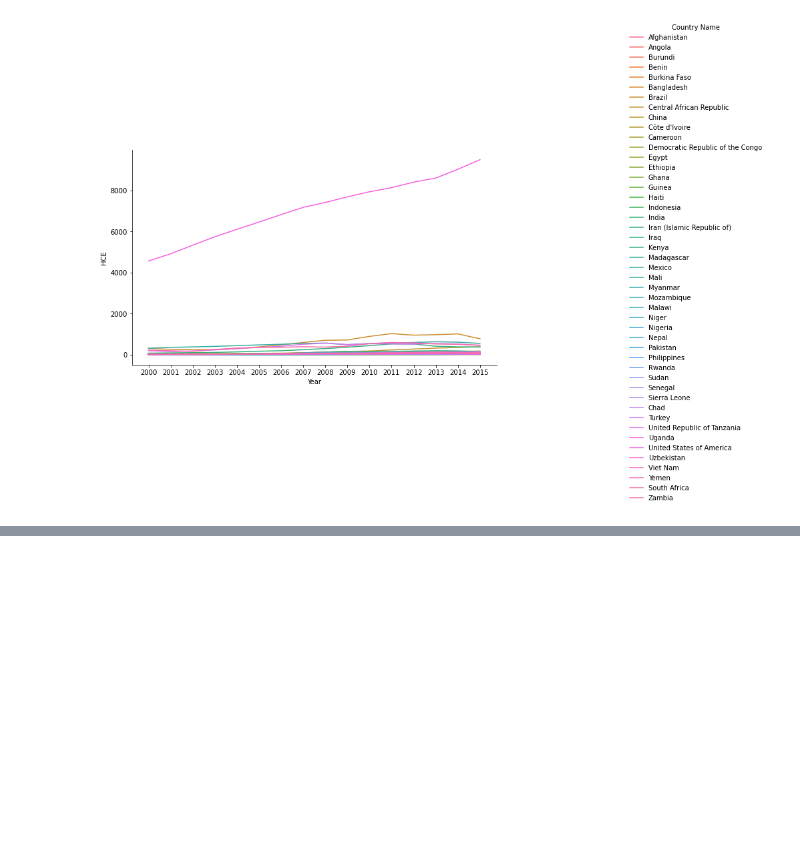
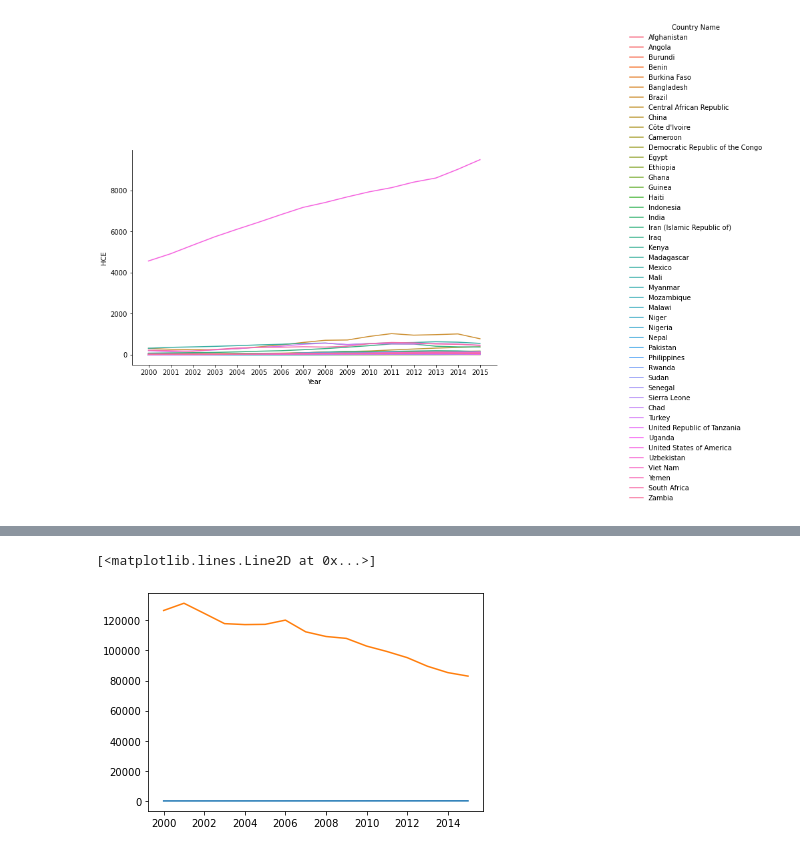
Before and after one commit to ITWSXInformatics/ChildMortalityInformationSystem, a Jupyter notebook: dataset_analysis/healthcare_expenditure/HealthCareExpend_Analysis.ipynb, the cells around one changed output, grey strips where cells are left out. Drawn from its saved outputs; the diff is of its cells as text; code cells hidden in the pictures; blank space fills up the shorter version.

```diff
--- a/dataset_analysis/healthcare_expenditure/HealthCareExpend_Analysis.ipynb
+++ b/dataset_analysis/healthcare_expenditure/HealthCareExpend_Analysis.ipynb
@@ -115,0 +322,4 @@ plt.show()
+# %%
+print(melted_hce_data_filtered.dtypes)
+melted_hce_data_filtered = melted_hce_data_filtered.astype({'Year': 'int64'})
+print(melted_hce_data_filtered.dtypes)
@@ -115,0 +335,4 @@ plt.show()
+# %%
+dataset_final = dataset_final[dataset_final.AgeGroup =='0-4 years']
+grouped_cmi = dataset_final.groupby(['Location','Year'], as_index=False).sum()
+grouped_cmi.head(10)
@@ -115,0 +351,3 @@ plt.show()
+# %%
+cmi_hce = pd.merge(grouped_cmi, melted_hce_data_filtered, how = 'inner', on = ['Location', 'Year'], suffixes=('_left', '_right'))
+print(cmi_hce)
@@ -115,0 +369,3 @@ plt.show()
+# %%
+afg = cmi_hce[cmi_hce.Location == 'Afghanistan']
+afg
@@ -115,0 +393,11 @@ plt.show()
+# %%
+x = afg.Year
+y = afg.HCE
+plt.plot(x, y)
+
+x1 = afg.Year
+y1 = afg.Deaths
+plt.plot(x1, y1)
+# %% [output]
+[<matplotlib.lines.Line2D at 0x...>]
+[figure, added]
```
Also changed, not shown: parts of 19 cells of this notebook, 3 other files.
